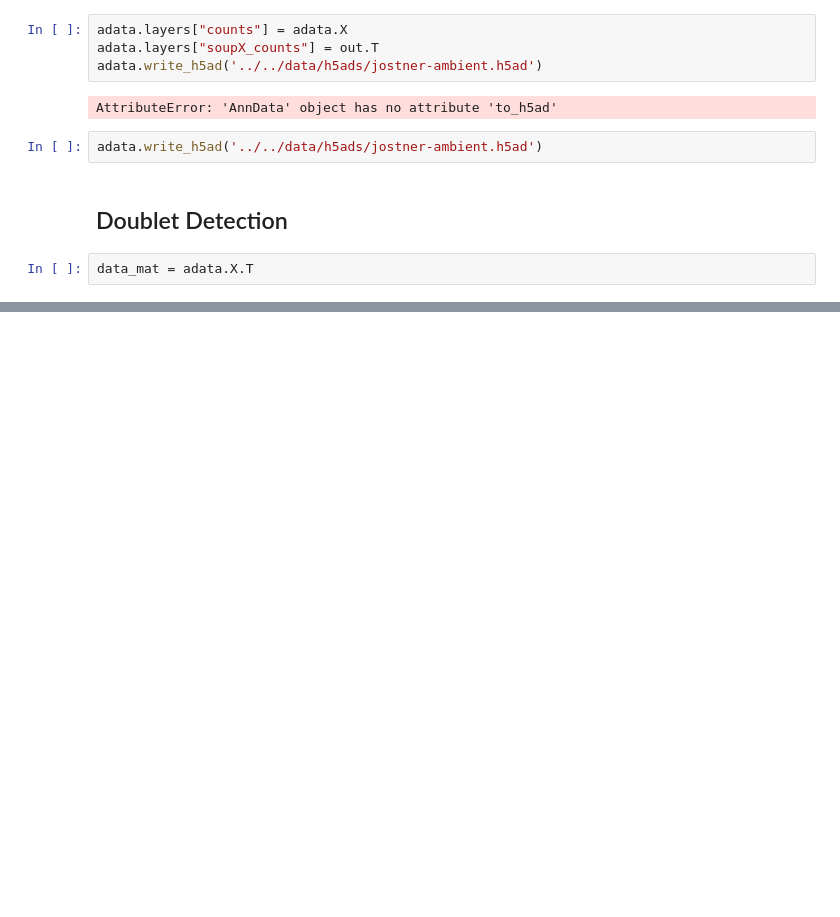
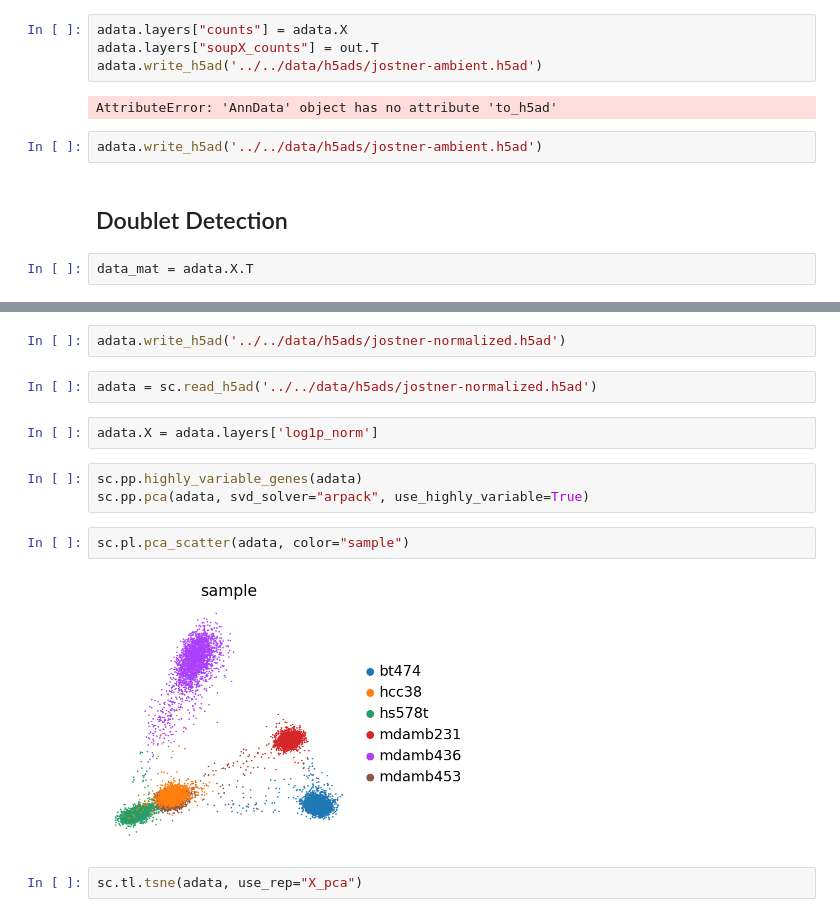
Before and after one commit to brocklab/clusterCleaver-analysis, a Jupyter notebook: notebooks/jostner/process10x_R.ipynb, the cells around one changed output, grey strips where cells are left out. Saved outputs shown, nothing was run; the diff lists cells and outputs as text; blank space fills up the shorter version.

```diff
--- a/notebooks/jostner/process10x_R.ipynb
+++ b/notebooks/jostner/process10x_R.ipynb
@@ -224,0 +270,15 @@ AttributeError: 'csc_matrix' object has no attribute 'names'
+# %%
+adata.write_h5ad('../../data/h5ads/jostner-normalized.h5ad')
+# %%
+adata = sc.read_h5ad('../../data/h5ads/jostner-normalized.h5ad')
+# %%
+adata.X = adata.layers['log1p_norm']
+# %%
+sc.pp.highly_variable_genes(adata)
+sc.pp.pca(adata, svd_solver="arpack", use_highly_variable=True)
+# %%
+sc.pl.pca_scatter(adata, color="sample")
+# %% [output]
+[figure, added]
+# %%
+sc.tl.tsne(adata, use_rep="X_pca")
```
Also changed, not shown: parts of 17 cells of this notebook, 3 other files.
